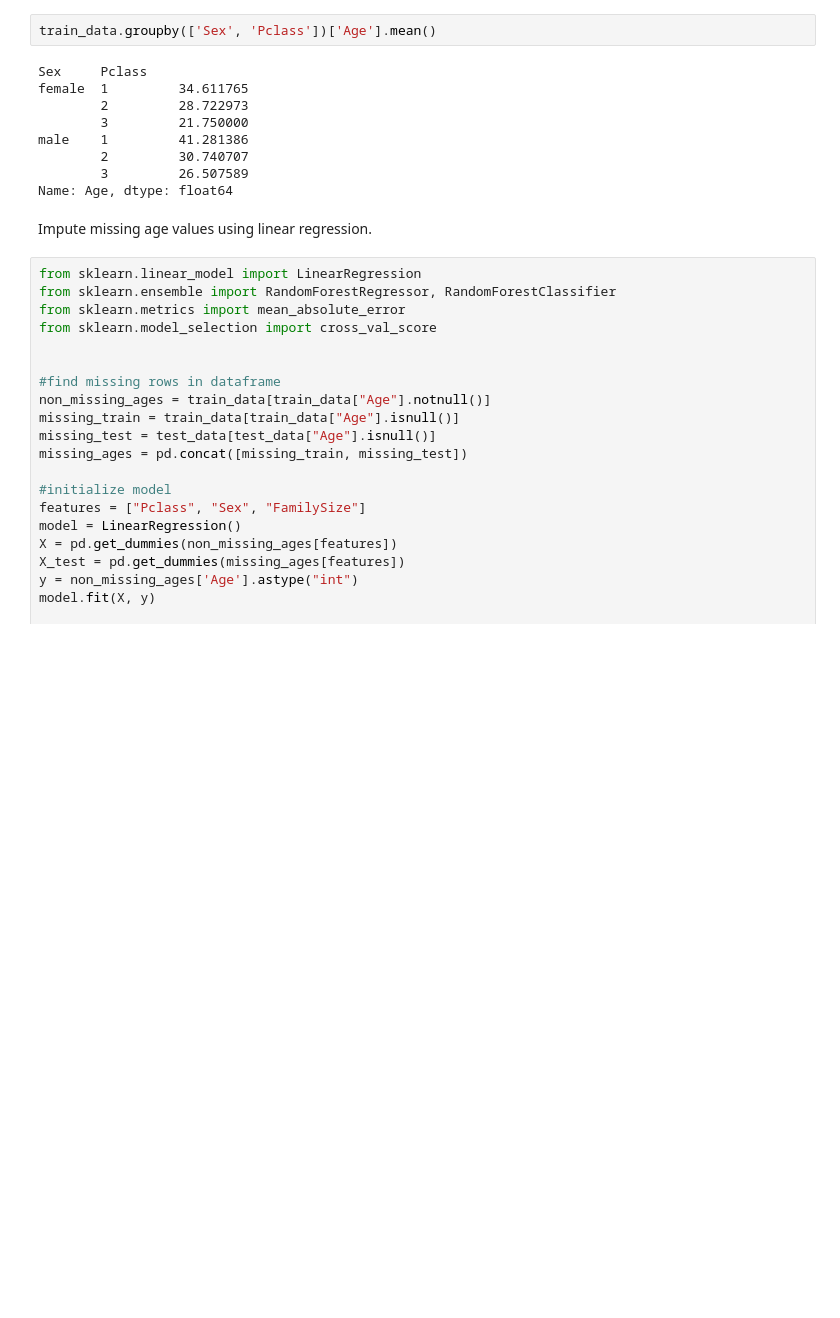
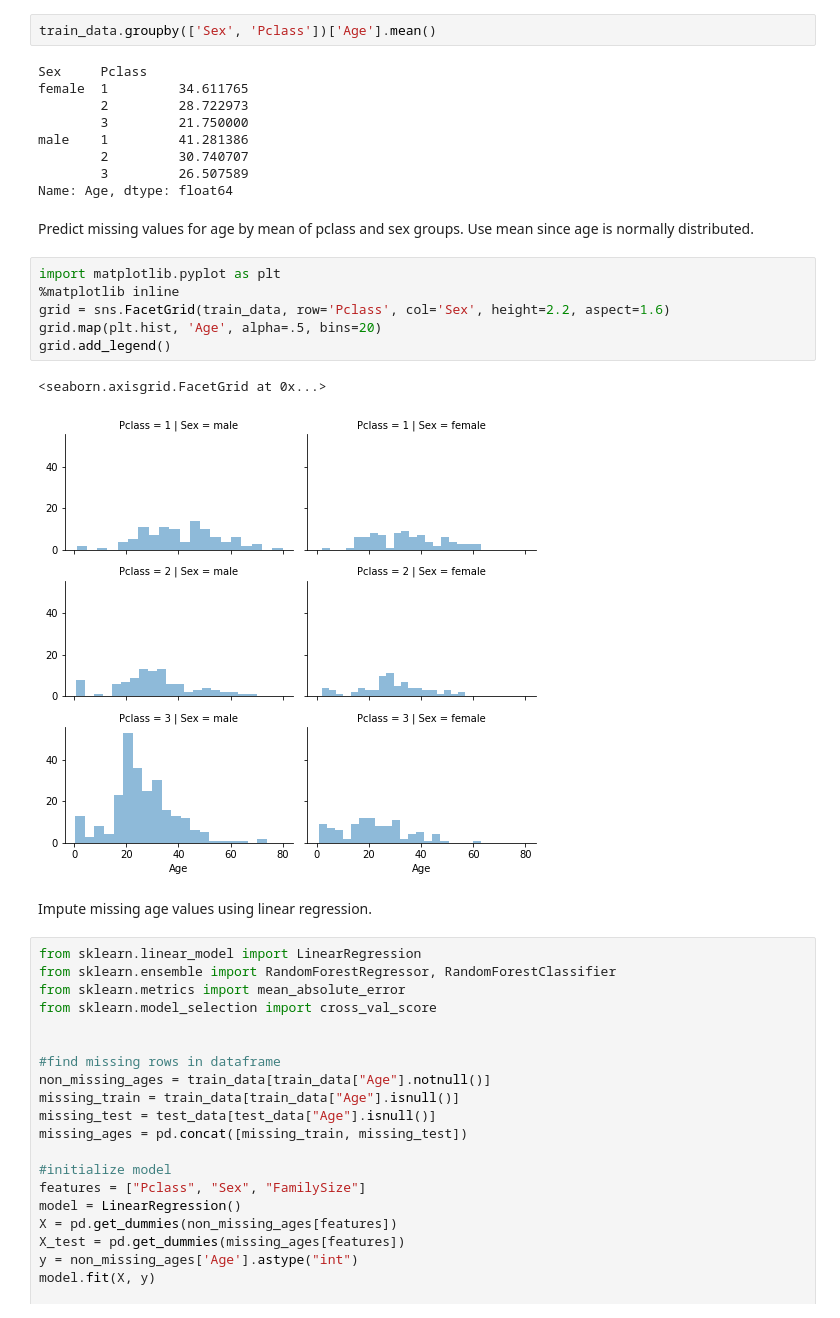
Before and after one commit to zrosen3/Kaggle, a Jupyter notebook: titanicsubmissionrosen.ipynb, the cells around one changed output. Cells and saved outputs as stored; diff of their text form; blank space fills up the shorter version.

```diff
--- a/titanicsubmissionrosen.ipynb
+++ b/titanicsubmissionrosen.ipynb
@@ -290,6 +269,17 @@ male    1         41.281386
         2         30.740707
         3         26.507589
 Name: Age, dtype: float64
+# %% [markdown]
+Predict missing values for age by mean of pclass and sex groups. Use mean since age is normally distributed.
+# %%
+import matplotlib.pyplot as plt
+%matplotlib inline
+grid = sns.FacetGrid(train_data, row='Pclass', col='Sex', height=2.2, aspect=1.6)
+grid.map(plt.hist, 'Age', alpha=.5, bins=20)
+grid.add_legend()
+# %% [output]
+<seaborn.axisgrid.FacetGrid at 0x...>
+[figure, added]
 # %% [markdown]
 Impute missing age values using linear regression.
 # %%
```
Also changed, not shown: parts of 17 cells of this notebook.
